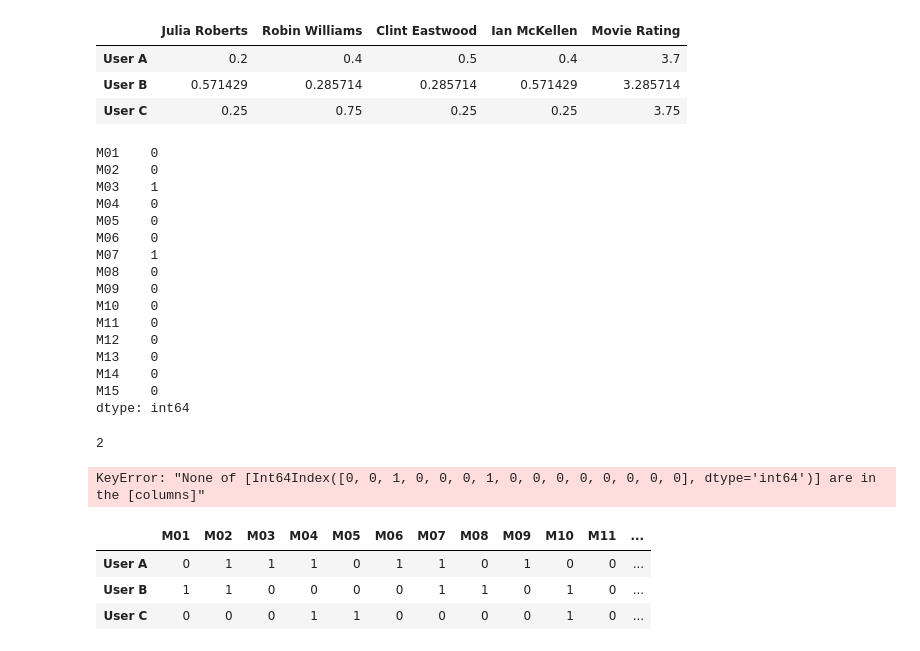
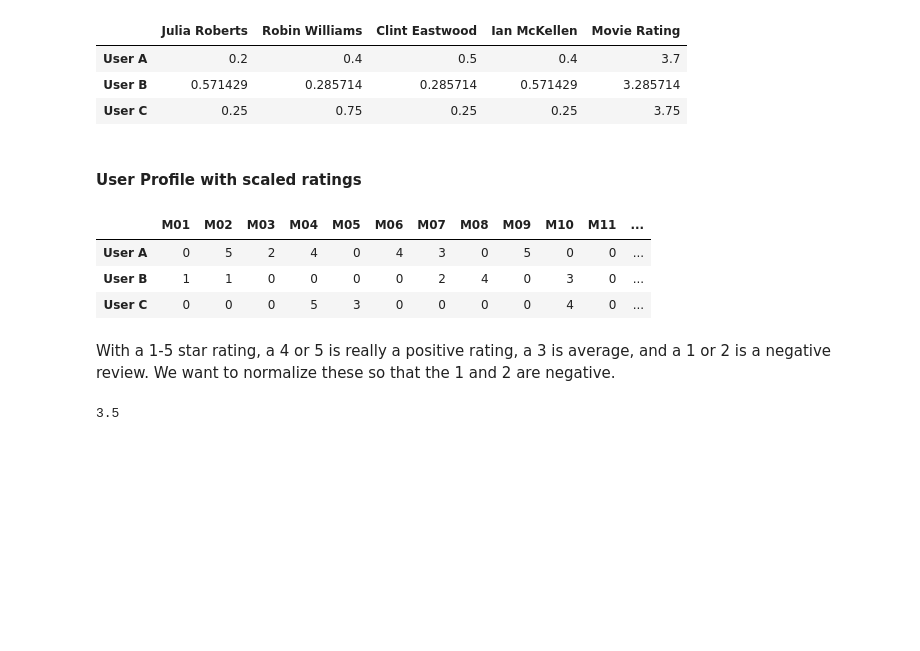
Before and after one commit to drolsonmi/math3280, a Jupyter notebook: Notes/3280_06_Recommendations.ipynb, the cells around one changed output. Cells and saved outputs as stored; diff of their text form; code cells hidden in the pictures; blank space fills up the shorter version.

```diff
--- a/Notes/3280_06_Recommendations.ipynb
+++ b/Notes/3280_06_Recommendations.ipynb
@@ -115,39 +159,35 @@ User weight to movies with Julia Roberts            : 0.2
 | User A | 0.2 | 0.4 | 0.5 | 0.4 | 3.7 |
 | User B | 0.571429 | 0.285714 | 0.285714 | 0.571429 | 3.285714 |
 | User C | 0.25 | 0.75 | 0.25 | 0.25 | 3.75 |
-# %%
-## User Profile (Average rating)
-
-### Start by finding the movies where the user has given a rating and the actor is in the movie
-movie_casts['Julia Roberts'] * user_ratings.loc['User A']
-# %% [output]
-M01    0
-M02    0
-M03    1
-M04    0
-M05    0
-M06    0
-M07    1
-M08    0
-M09    0
-M10    0
-M11    0
-M12    0
-M13    0
-M14    0
-M15    0
-dtype: int64
-# %%
-### We can get the count by taking the dot product
-cnt = np.dot(movie_casts['Julia Roberts'], user_ratings.loc['User A'])
-cnt
-# %% [output]
-2
-# %%
-### Now, find the average rating the user gave those movies
-movie_casts['Julia Roberts'] * user_ratings.loc['User A'] * movie_casts['Movie Rating']
-movie_casts[condition.values]
-# %% [output]
-KeyError: "None of [Int64Index([0, 0, 1, 0, 0, 0, 1, 0, 0, 0, 0, 0, 0, 0, 0], dtype='int64')] are in the [columns]"
+# %% [markdown]
+#### User Profile with scaled ratings
+# %%
+## User Profile (Average rating)
+### New Utility Matrix
+ratings = {
+    'User A' : [0,5,2,4,0,4,3,0,5,0,0,2,1,5,4],
+    'User B' : [1,1,0,0,0,0,2,4,0,3,0,3,0,0,2],
+    'User C' : [0,0,0,5,3,0,0,0,0,4,0,0,0,0,5]
+
+    #'User A' : [np.nan,5,2,4,np.nan,4,3,np.nan,5,np.nan,np.nan,2,1,5,4],
+    #'User B' : [1,1,np.nan,np.nan,np.nan,np.nan,2,4,np.nan,3,np.nan,3,np.nan,np.nan,2],
+    #'User C' : [np.nan,np.nan,np.nan,5,3,np.nan,np.nan,np.nan,np.nan,4,np.nan,np.nan,np.nan,np.nan,5]
+}
+
+user_starratings = pd.DataFrame(ratings).transpose()
+user_starratings.columns = movies
+
+user_starratings
+# %% [output]
+|  | M01 | M02 | M03 | M04 | M05 | M06 | M07 | M08 | M09 | M10 | M11 | ... |
+| User A | 0 | 5 | 2 | 4 | 0 | 4 | 3 | 0 | 5 | 0 | 0 | ... |
+| User B | 1 | 1 | 0 | 0 | 0 | 0 | 2 | 4 | 0 | 3 | 0 | ... |
+| User C | 0 | 0 | 0 | 5 | 3 | 0 | 0 | 0 | 0 | 4 | 0 | ... |
+# %% [markdown]
+With a 1-5 star rating, a 4 or 5 is really a positive rating, a 3 is average, and a 1 or 2 is a negative review. We want to normalize these so that the 1 and 2 are negative.
 # %%
-movie_casts['Julia Roberts'] * user_ratings.loc['User A'] * movie_casts['Movie Rating']
+### Start by finding the average rating given by that user
+user_avg_rating = user_starratings.replace(0,np.nan).loc['User A'].mean()
+user_avg_rating
+# %% [output]
+3.5
@@ -164,7 +193,0 @@ user_profile_ratings
-# %%
-user_ratings
-# %% [output]
-|  | M01 | M02 | M03 | M04 | M05 | M06 | M07 | M08 | M09 | M10 | M11 | ... |
-| User A | 0 | 1 | 1 | 1 | 0 | 1 | 1 | 0 | 1 | 0 | 0 | ... |
-| User B | 1 | 1 | 0 | 0 | 0 | 0 | 1 | 1 | 0 | 1 | 0 | ... |
-| User C | 0 | 0 | 0 | 1 | 1 | 0 | 0 | 0 | 0 | 1 | 0 | ... |
```
Also changed, not shown: parts of 33 cells of this notebook.
